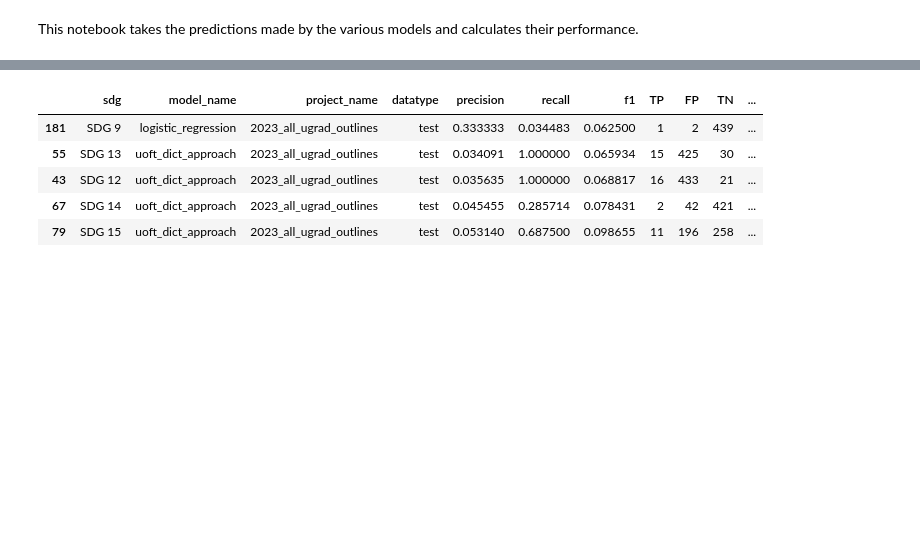
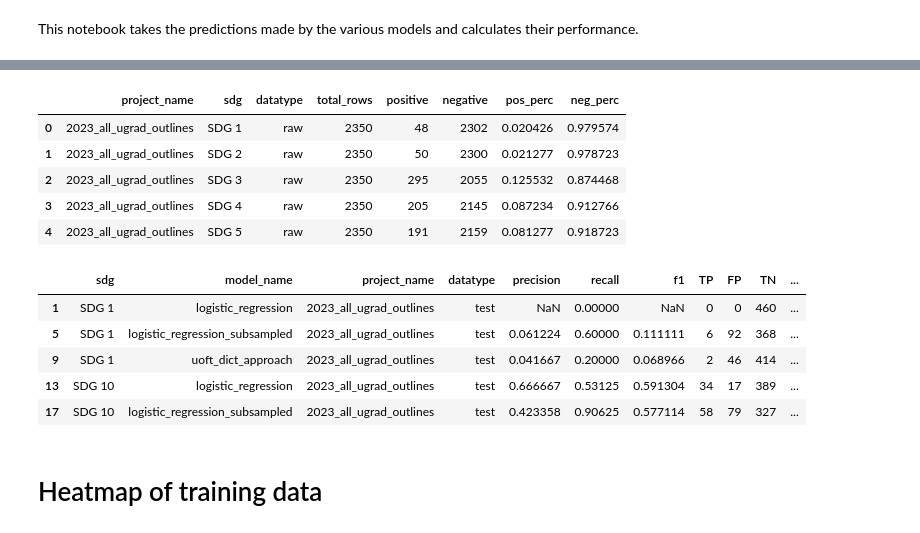
Before and after one commit to edalatma/sdg_text_analytics, a Jupyter notebook: scripts/explore_model_performance.ipynb, the cells around one changed output, grey strips where cells are left out. Drawn from its saved outputs; the diff is of its cells as text; code cells hidden in the pictures; blank space fills up the shorter version.

```diff
--- a/scripts/explore_model_performance.ipynb
+++ b/scripts/explore_model_performance.ipynb
@@ -64,15 +55,25 @@ data_counts_df
-# %%
-datatype = 'test'
-project = '2023_all_ugrad_outlines'
-SDG_ORDER = SDG_MAP.keys()
-
-relevant_data = model_performance[(model_performance["datatype"] == datatype) & (model_performance["project_name"] == project)]
-relevant_data.sort_values("f1").head()
-# %% [output]
-|  | sdg | model_name | project_name | datatype | precision | recall | f1 | TP | FP | TN | ... |
-| 181 | SDG 9 | logistic_regression | 2023_all_ugrad_outlines | test | 0.333333 | 0.034483 | 0.062500 | 1 | 2 | 439 | ... |
-| 55 | SDG 13 | uoft_dict_approach | 2023_all_ugrad_outlines | test | 0.034091 | 1.000000 | 0.065934 | 15 | 425 | 30 | ... |
-| 43 | SDG 12 | uoft_dict_approach | 2023_all_ugrad_outlines | test | 0.035635 | 1.000000 | 0.068817 | 16 | 433 | 21 | ... |
-| 67 | SDG 14 | uoft_dict_approach | 2023_all_ugrad_outlines | test | 0.045455 | 0.285714 | 0.078431 | 2 | 42 | 421 | ... |
-| 79 | SDG 15 | uoft_dict_approach | 2023_all_ugrad_outlines | test | 0.053140 | 0.687500 | 0.098655 | 11 | 196 | 258 | ... |
+# %%
+project = '2023_all_ugrad_outlines'
+SDG_ORDER = SDG_MAP.keys()
+
+data_filter = data_counts_df[data_counts_df["project_name"] == project]
+display(data_filter.head())
+
+model_filter = model_performance[(model_performance["project_name"] == project) & (model_performance["datatype"] == 'test')]
+display(model_filter.head())
+# %% [output]
+|  | project_name | sdg | datatype | total_rows | positive | negative | pos_perc | neg_perc |
+| 0 | 2023_all_ugrad_outlines | SDG 1 | raw | 2350 | 48 | 2302 | 0.020426 | 0.979574 |
+| 1 | 2023_all_ugrad_outlines | SDG 2 | raw | 2350 | 50 | 2300 | 0.021277 | 0.978723 |
+| 2 | 2023_all_ugrad_outlines | SDG 3 | raw | 2350 | 295 | 2055 | 0.125532 | 0.874468 |
+| 3 | 2023_all_ugrad_outlines | SDG 4 | raw | 2350 | 205 | 2145 | 0.087234 | 0.912766 |
+| 4 | 2023_all_ugrad_outlines | SDG 5 | raw | 2350 | 191 | 2159 | 0.081277 | 0.918723 |
+|  | sdg | model_name | project_name | datatype | precision | recall | f1 | TP | FP | TN | ... |
+| 1 | SDG 1 | logistic_regression | 2023_all_ugrad_outlines | test | NaN | 0.00000 | NaN | 0 | 0 | 460 | ... |
+| 5 | SDG 1 | logistic_regression_subsampled | 2023_all_ugrad_outlines | test | 0.061224 | 0.60000 | 0.111111 | 6 | 92 | 368 | ... |
+| 9 | SDG 1 | uoft_dict_approach | 2023_all_ugrad_outlines | test | 0.041667 | 0.20000 | 0.068966 | 2 | 46 | 414 | ... |
+| 13 | SDG 10 | logistic_regression | 2023_all_ugrad_outlines | test | 0.666667 | 0.53125 | 0.591304 | 34 | 17 | 389 | ... |
+| 17 | SDG 10 | logistic_regression_subsampled | 2023_all_ugrad_outlines | test | 0.423358 | 0.90625 | 0.577114 | 58 | 79 | 327 | ... |
+# %% [markdown]
+# Heatmap of training data
 # %%
```
Also changed, not shown: parts of 7 cells of this notebook, 9 other files.
